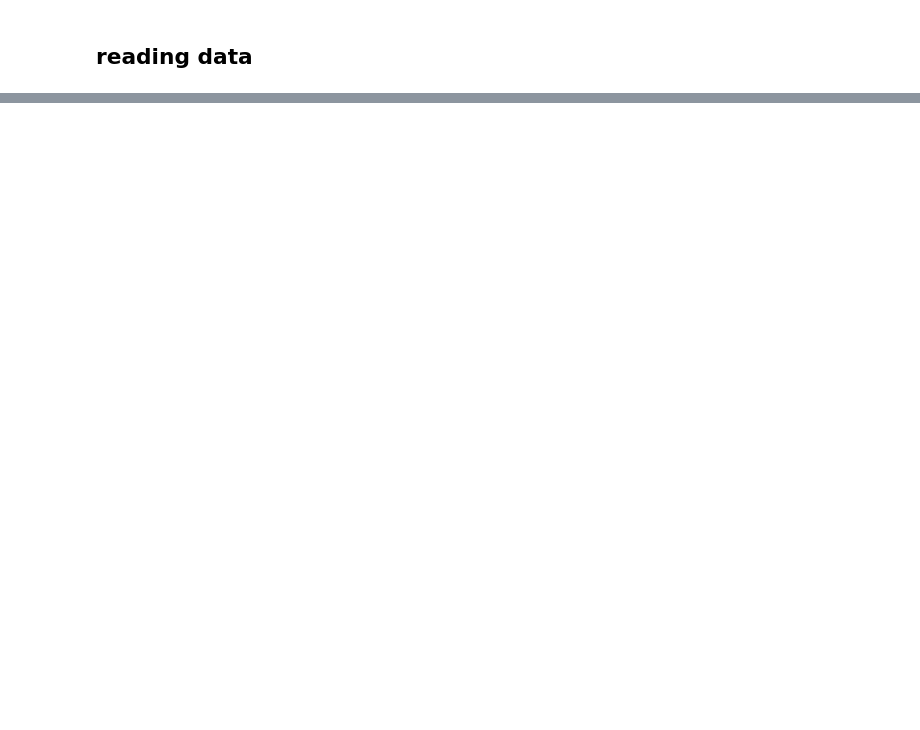
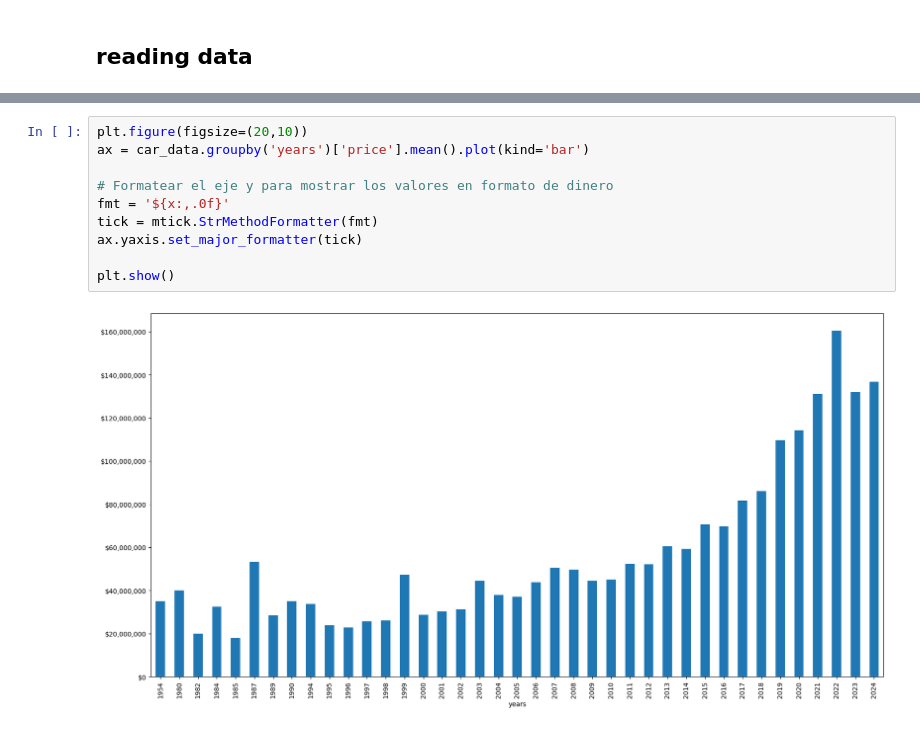
Before and after one commit to Wilmar3752/car_predict, a Jupyter notebook: notebooks/0-eda_cars.ipynb, the cells around one changed output, grey strips where cells are left out. Saved outputs shown, nothing was run; the diff lists cells and outputs as text; blank space fills up the shorter version.

```diff
--- a/notebooks/0-eda_cars.ipynb
+++ b/notebooks/0-eda_cars.ipynb
@@ -23,0 +41,12 @@ ImportError: matplotlib is required for plotting when the default backend "matpl
+# %%
+plt.figure(figsize=(20,10))
+ax = car_data.groupby('years')['price'].mean().plot(kind='bar')
+
+# Formatear el eje y para mostrar los valores en formato de dinero
+fmt = '${x:,.0f}'
+tick = mtick.StrMethodFormatter(fmt)
+ax.yaxis.set_major_formatter(tick)
+
+plt.show()
+# %% [output]
+[figure, added]
```
Also changed, not shown: parts of 9 cells of this notebook.
